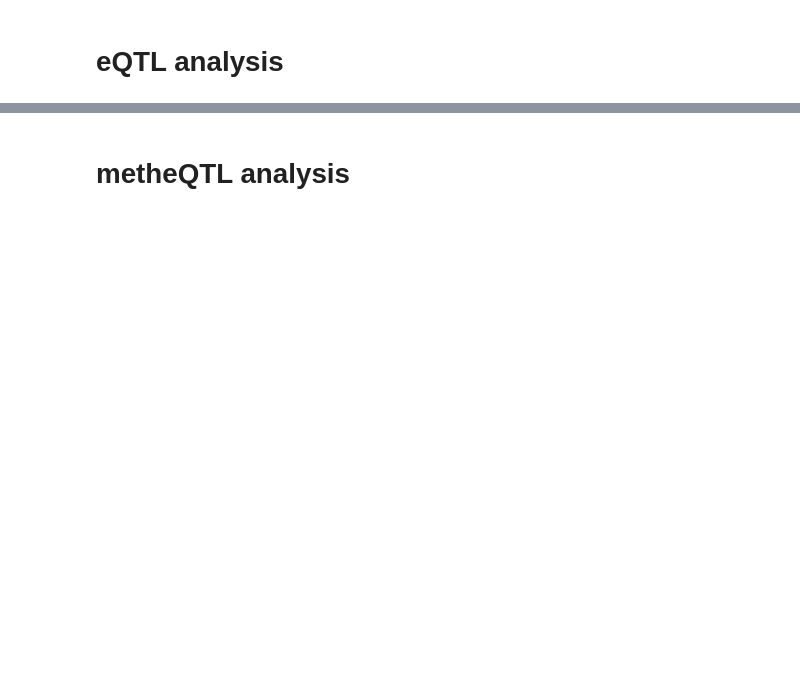
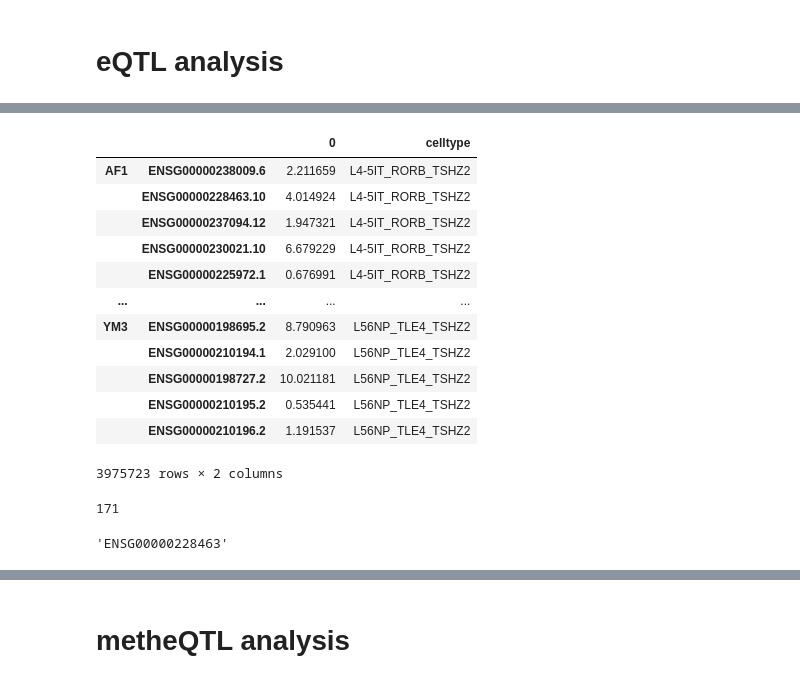
Before and after one commit to dmnburrows/me_polymorphisms, a Jupyter notebook: me_QTL.ipynb, the cells around one changed output, grey strips where cells are left out. Cells and saved outputs as stored; diff of their text form; code cells hidden in the pictures; blank space fills up the shorter version.

```diff
--- a/me_QTL.ipynb
+++ b/me_QTL.ipynb
@@ -168,0 +262,16 @@ l1_all_df.rename(columns={3: 'region', 15: 'me_type', 17: 'genotype', 18: 'inser
+# %%
+#run for MEs directly overlapping genes
+#=====================================
+
+#load in + filter cpm data
+me_gene['gene_id'] = np.asarray([i.split('.')[0] for i in me_gene['gene_id']])
+cpm_path = '/cndd2/jchien/project/CZI_human/pseudobulk_rna/logcpm/*_combinesample_log2cpm+1.tsv.gz'
+pattern = '_combinesample_log2cpm+1.tsv.gz'
+cpm = pfn.combine_genes_bycell_filter(rna = '/cndd2/jchien/project/CZI_human/pseudobulk_rna/logcpm/*_combinesample_log2cpm+1.tsv.gz'
+                                      , pattern = '_combinesample_log2cpm+1.tsv.gz'
+                                      , mini = 0
+                                      , n_samp = 0)
+
+samples = cpm['sample'].unique()
+
+# run model
@@ -168,0 +314,16 @@ l1_all_df.rename(columns={3: 'region', 15: 'me_type', 17: 'genotype', 18: 'inser
+# %%
+pd.concat(cpm)
+# %% [output]
+|  |  | 0 | celltype |
+| AF1 | ENSG00000238009.6 | 2.211659 | L4-5IT_RORB_TSHZ2 |
+|  | ENSG00000228463.10 | 4.014924 | L4-5IT_RORB_TSHZ2 |
+|  | ENSG00000237094.12 | 1.947321 | L4-5IT_RORB_TSHZ2 |
+|  | ENSG00000230021.10 | 6.679229 | L4-5IT_RORB_TSHZ2 |
+|  | ENSG00000225972.1 | 0.676991 | L4-5IT_RORB_TSHZ2 |
+| ... | ... | ... | ... |
+| YM3 | ENSG00000198695.2 | 8.790963 | L56NP_TLE4_TSHZ2 |
+|  | ENSG00000210194.1 | 2.029100 | L56NP_TLE4_TSHZ2 |
+|  | ENSG00000198727.2 | 10.021181 | L56NP_TLE4_TSHZ2 |
+|  | ENSG00000210195.2 | 0.535441 | L56NP_TLE4_TSHZ2 |
+|  | ENSG00000210196.2 | 1.191537 | L56NP_TLE4_TSHZ2 |
+3975723 rows × 2 columns
@@ -168,0 +347,8 @@ l1_all_df.rename(columns={3: 'region', 15: 'me_type', 17: 'genotype', 18: 'inser
+# %%
+sum(cpm['gene_id'].isin([cpm['gene_id'].values[0]]))
+# %% [output]
+171
+# %%
+cpm['gene_id'].values[0]
+# %% [output]
+'ENSG00000228463'
```
Also changed, not shown: parts of 23 cells of this notebook, 2 other files.
